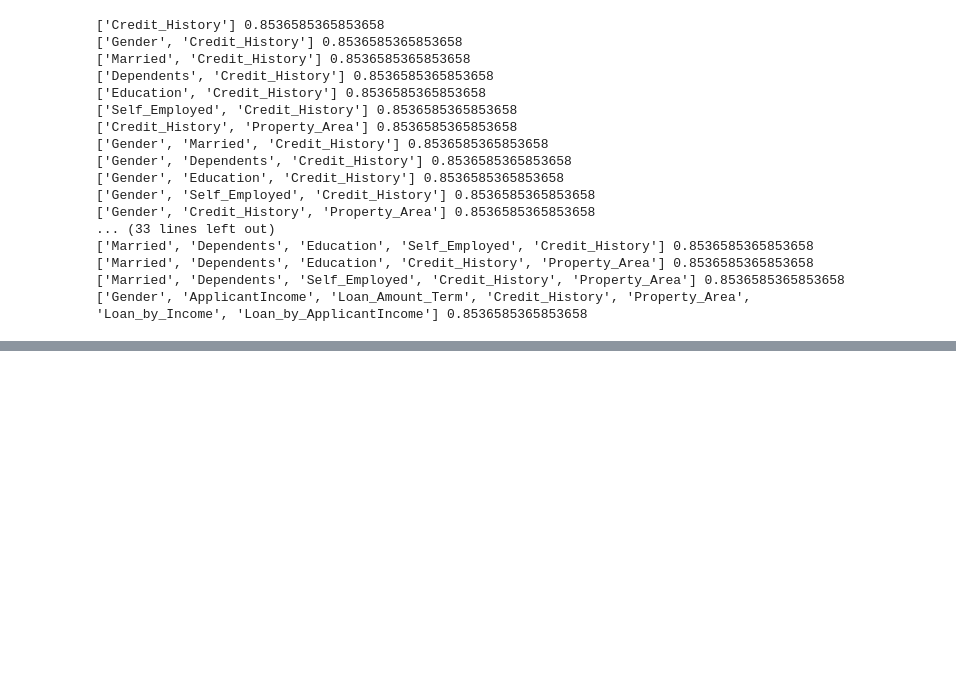
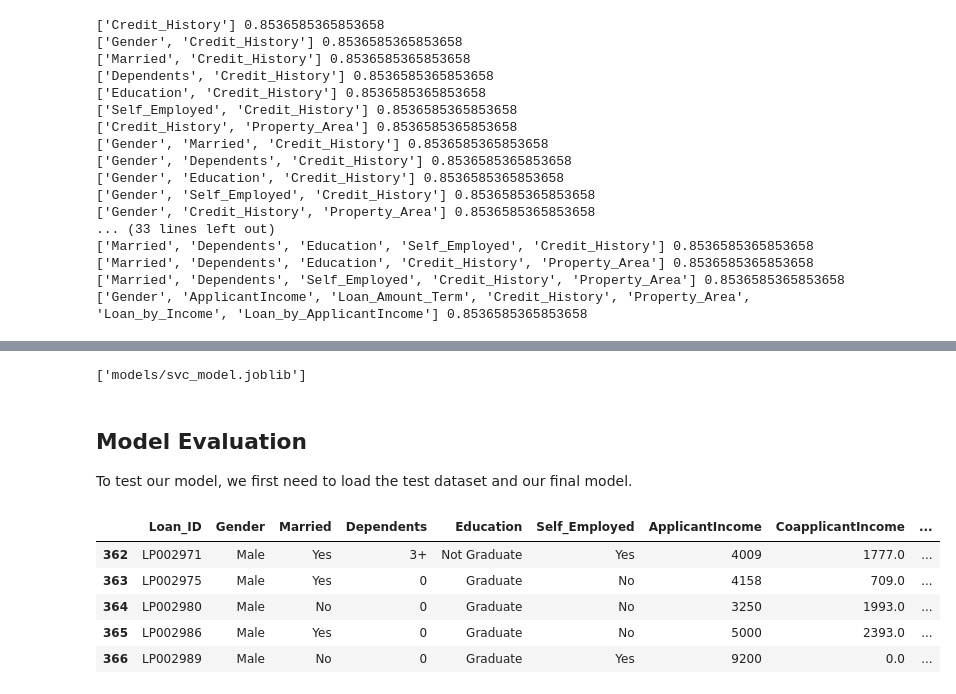
Before and after one commit to mateusmelo821/loan-prediction, a Jupyter notebook: index.ipynb, the cells around one changed output, grey strips where cells are left out. Cells and saved outputs as stored; diff of their text form; code cells hidden in the pictures; blank space fills up the shorter version.

```diff
--- a/index.ipynb
+++ b/index.ipynb
@@ -897,0 +890,22 @@ dump(clf, 'final_model.joblib')
+# %%
+lrc = LogisticRegression(random_state=42)
+lrc.fit(X[subset2], y)
+dump(lrc, 'models/lrc_model.joblib')
+
+knc = KNeighborsClassifier(10)
+knc.fit(X[subset3], y)
+dump(knc, 'models/knc_model.joblib')
+
+rfc = RandomForestClassifier(random_state=42)
+rfc.fit(X[subset3], y)
+dump(rfc, 'models/rfc_model.joblib')
+
+svc = svm.SVC(random_state=42)
+svc.fit(X[subset3], y)
+dump(svc, 'models/svc_model.joblib')
+# %% [output]
+['models/svc_model.joblib']
+# %% [markdown]
+## Model Evaluation
+
+To test our model, we first need to load the test dataset and our final model.
@@ -897,0 +917,11 @@ dump(clf, 'final_model.joblib')
+# %%
+df_test = pd.read_sql_query("select * from data_science.loan_prediction_dataset where data='test'", engine)
+df_test = df_test.iloc[:,:-1]
+df_test.tail()
+# %% [output]
+|  | Loan_ID | Gender | Married | Dependents | Education | Self_Employed | ApplicantIncome | CoapplicantIncome | ... |
+| 362 | LP002971 | Male | Yes | 3+ | Not Graduate | Yes | 4009 | 1777.0 | ... |
+| 363 | LP002975 | Male | Yes | 0 | Graduate | No | 4158 | 709.0 | ... |
+| 364 | LP002980 | Male | No | 0 | Graduate | No | 3250 | 1993.0 | ... |
+| 365 | LP002986 | Male | Yes | 0 | Graduate | No | 5000 | 2393.0 | ... |
+| 366 | LP002989 | Male | No | 0 | Graduate | Yes | 9200 | 0.0 | ... |
```
Also changed, not shown: parts of 56 cells of this notebook, 11 other files.
